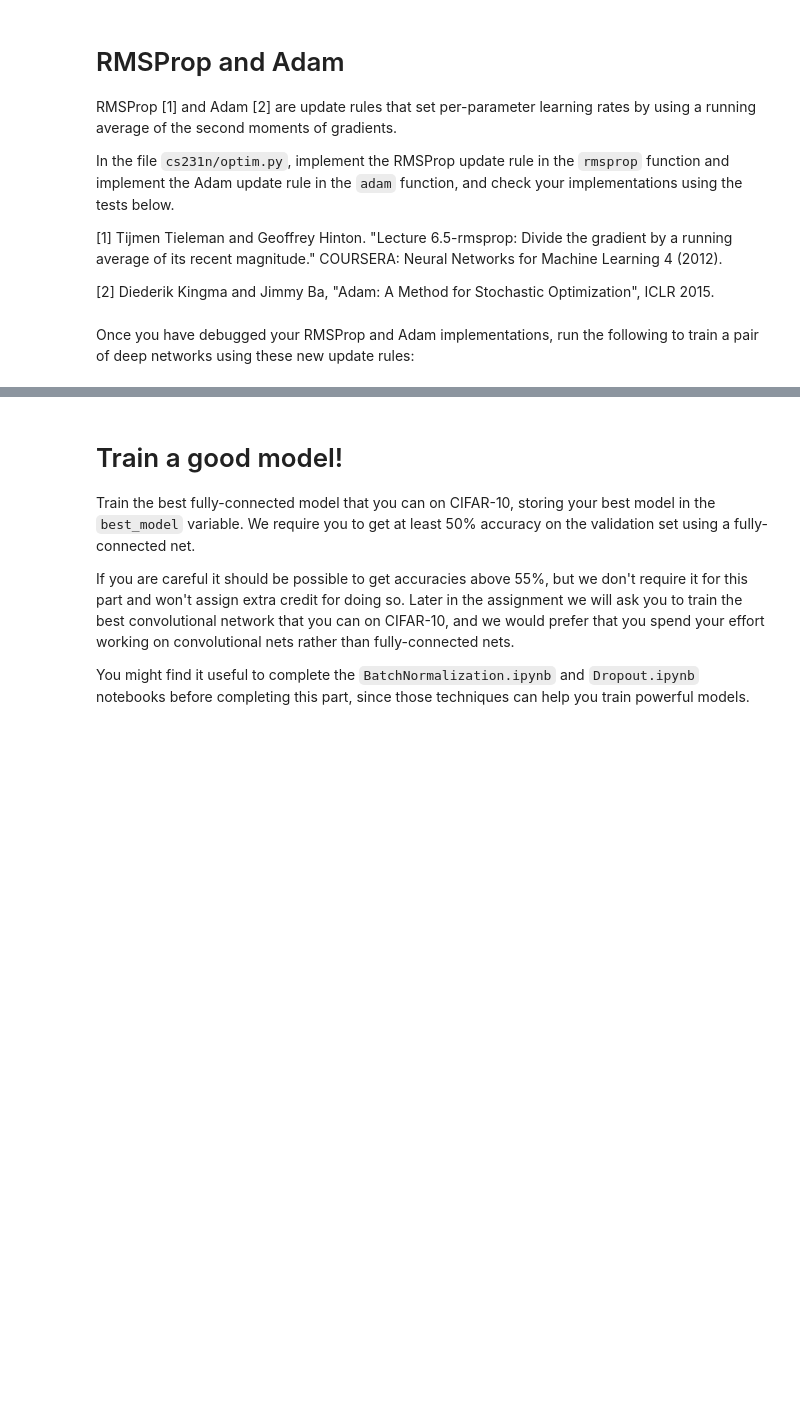
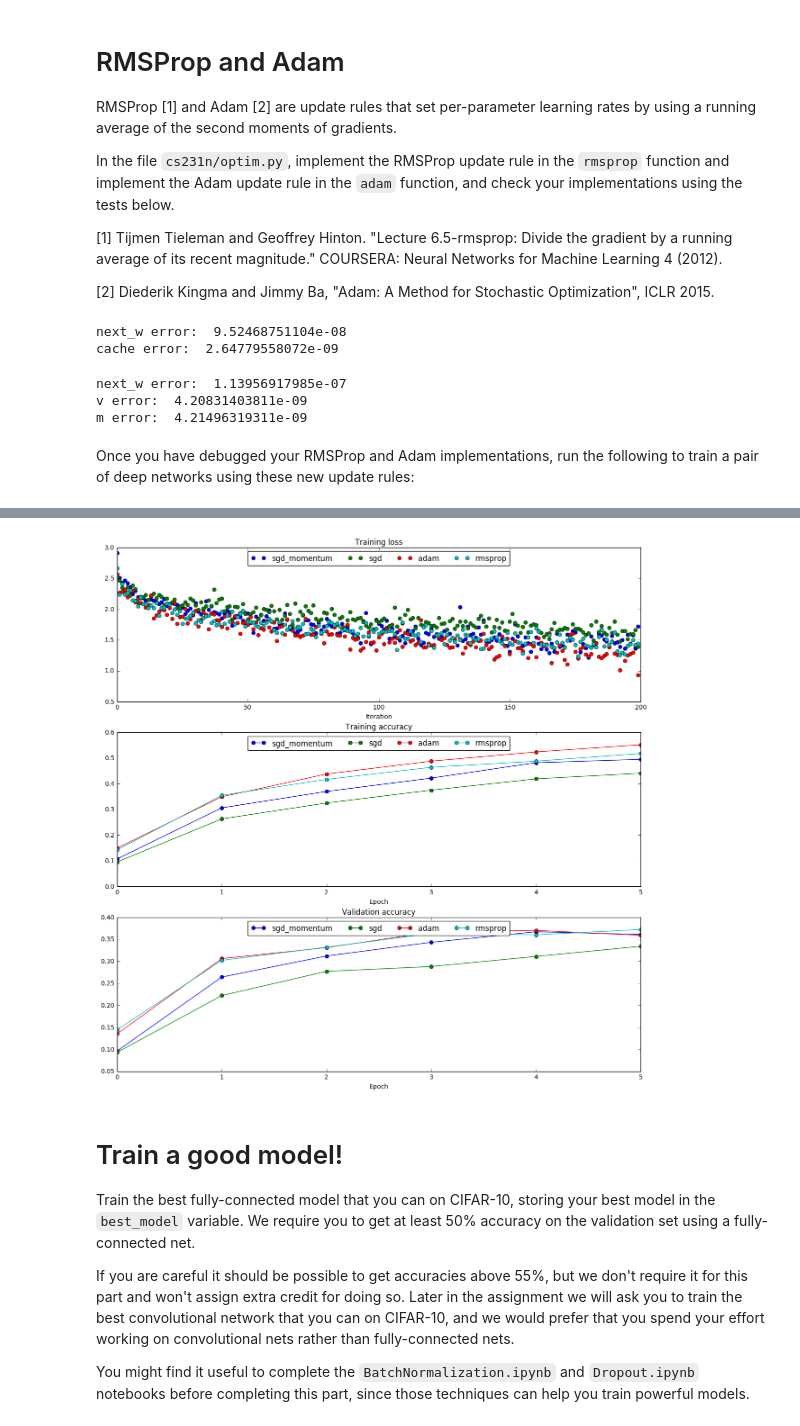
Before and after one commit to roypan/CS231n, a Jupyter notebook: winter1516_assignment2/FullyConnectedNets.ipynb, the cells around one changed output, grey strips where cells are left out. Saved outputs shown, nothing was run; the diff lists cells and outputs as text; code cells hidden in the pictures; blank space fills up the shorter version.

```diff
--- a/winter1516_assignment2/FullyConnectedNets.ipynb
+++ b/winter1516_assignment2/FullyConnectedNets.ipynb
@@ -590,8 +663,11 @@ expected_cache = np.asarray([
   [ 0.75037008,  0.7659518,   0.78158892,  0.79728144,  0.81302936],
   [ 0.82883269,  0.84469141,  0.86060554,  0.87657507,  0.8926    ]])
 
-print 'next_w error: ', rel_error(expected_next_w, next_w)
-print 'cache error: ', rel_error(expected_cache, config['cache'])
+print('next_w error: ', rel_error(expected_next_w, next_w))
+print('cache error: ', rel_error(expected_cache, config['cache']))
+# %% [output]
+next_w error:  9.52468751104e-08
+cache error:  2.64779558072e-09
 # %%
 # Test Adam implementation; you should see errors around 1e-7 or less
 from cs231n.optim import adam
@@ -621,15 +697,19 @@ expected_m = np.asarray([
   [ 0.67473684,  0.69421053,  0.71368421,  0.73315789,  0.75263158],
   [ 0.77210526,  0.79157895,  0.81105263,  0.83052632,  0.85      ]])
 
-print 'next_w error: ', rel_error(expected_next_w, next_w)
-print 'v error: ', rel_error(expected_v, config['v'])
-print 'm error: ', rel_error(expected_m, config['m'])
+print('next_w error: ', rel_error(expected_next_w, next_w))
+print('v error: ', rel_error(expected_v, config['v']))
+print('m error: ', rel_error(expected_m, config['m']))
+# %% [output]
+next_w error:  1.13956917985e-07
+v error:  4.20831403811e-09
+m error:  4.21496319311e-09
 # %% [markdown]
 Once you have debugged your RMSProp and Adam implementations, run the following to train a pair of deep networks using these new update rules:
 # %%
 learning_rates = {'rmsprop': 1e-4, 'adam': 1e-3}
 for update_rule in ['adam', 'rmsprop']:
-  print 'running with ', update_rule
+  print('running with ', update_rule)
   model = FullyConnectedNet([100, 100, 100, 100, 100], weight_scale=5e-2)
 
   solver = Solver(model, small_data,
@@ -655,7 +735,7 @@ plt.subplot(3, 1, 3)
 plt.title('Validation accuracy')
 plt.xlabel('Epoch')
 
-for update_rule, solver in solvers.iteritems():
+for update_rule, solver in solvers.items():
   plt.subplot(3, 1, 1)
   plt.plot(solver.loss_history, 'o', label=update_rule)
 
@@ -670,3 +750,4 @@ for i in [1, 2, 3]:
   plt.legend(loc='upper center', ncol=4)
 plt.gcf().set_size_inches(15, 15)
 plt.show()
+# %% [output]
@@ -673,3 +771,4 @@ plt.show()
+[figure, added]
 # %% [markdown]
 # Train a good model!
 Train the best fully-connected model that you can on CIFAR-10, storing your best model in the `best_model` variable. We require you to get at least 50% accuracy on the validation set using a fully-connected net.
```
Also changed, not shown: parts of 13 cells of this notebook, 2 other files.
